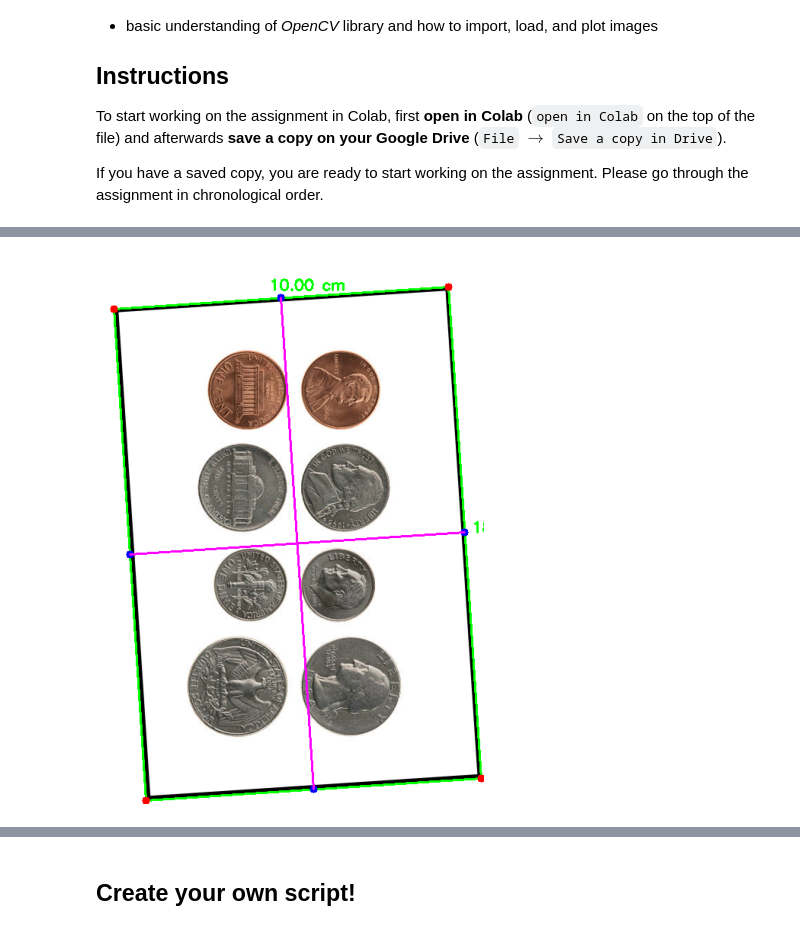
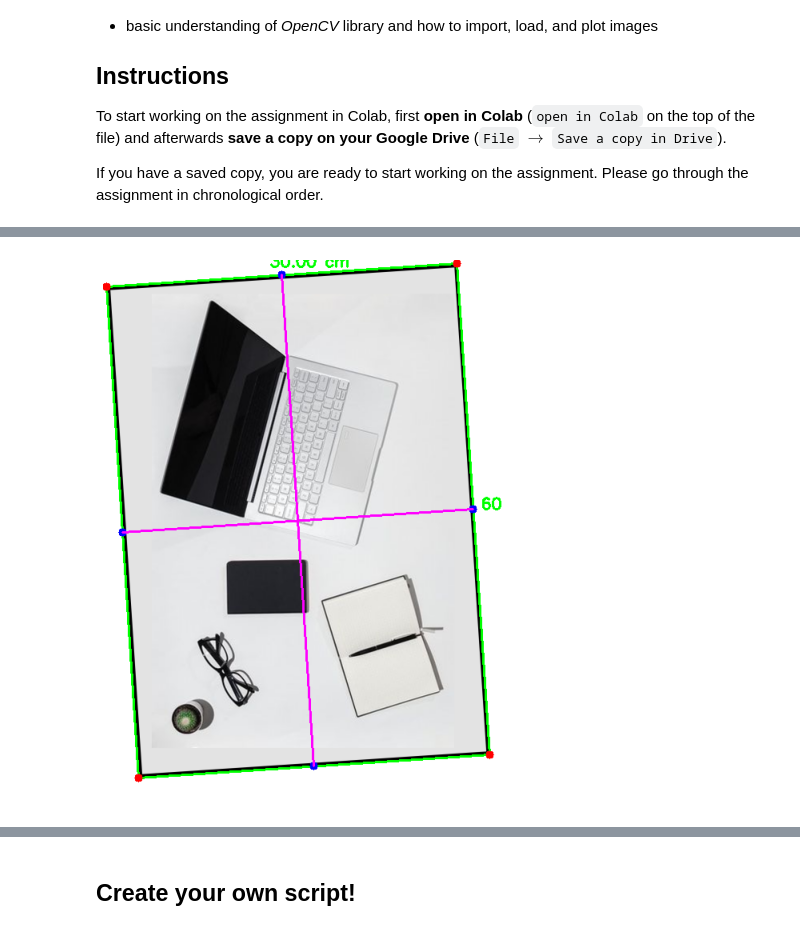
Before and after one commit to caspervanengelenburg/CV-sessions-IAP-course, a Jupyter notebook: interactive_architecture_Q3_CV2_guide.ipynb, the cells around one changed output, grey strips where cells are left out. Drawn from its saved outputs; the diff is of its cells as text; code cells hidden in the pictures.

```diff
--- a/interactive_architecture_Q3_CV2_guide.ipynb
+++ b/interactive_architecture_Q3_CV2_guide.ipynb
@@ -56,11 +86,14 @@ To make the task relatively easy, the following is required:
 # %%
 #You need to give access to your google drive to mount the virtual drive here
+import cv2
 import os
 from google.colab import drive
 drive.mount('/content/gdrive')
 
 #read image using cv2.imread (note: these might differ from your folder structure and filename)
 img =  cv2.imread(r"/content/gdrive/My Drive/PhD/Interactive architecture/coins-boundingbox.png")
+img =  cv2.imread(r"/content/gdrive/My Drive/PhD/Interactive architecture/mintable-boundingbox.png")
+
 
 #shows the image
 imshow(img)
@@ -69,3 +102,0 @@ Mounted at /content/gdrive
-# %%
-#read image using cv2.imread (note: these might differ from your folder structure and filename)
-img =  cv2.imread(r"/content/gdrive/My Drive/PhD/Interactive architecture/coins-boundingbox.png")
@@ -172,11 +170,11 @@ imshow(edged)
 # %%
-frame = [10, 18]
+frame = [30, 60]
 
 cnt  = findcnts(edged)
-bbox = getbbox(cnts)
+bbox = getbbox(cnt)
 drawbbox(img, bbox, dimbbox=frame)
 # %% [output]
-[figure, old version]
+[figure, new version]
 # %%
 #read image using cv2.imread (note: these might differ from your folder structure and filename)
 img2 =  cv2.imread(r"/content/gdrive/My Drive/PhD/Interactive architecture/coins.jpg")
```
Also changed, not shown: parts of 33 cells of this notebook.
